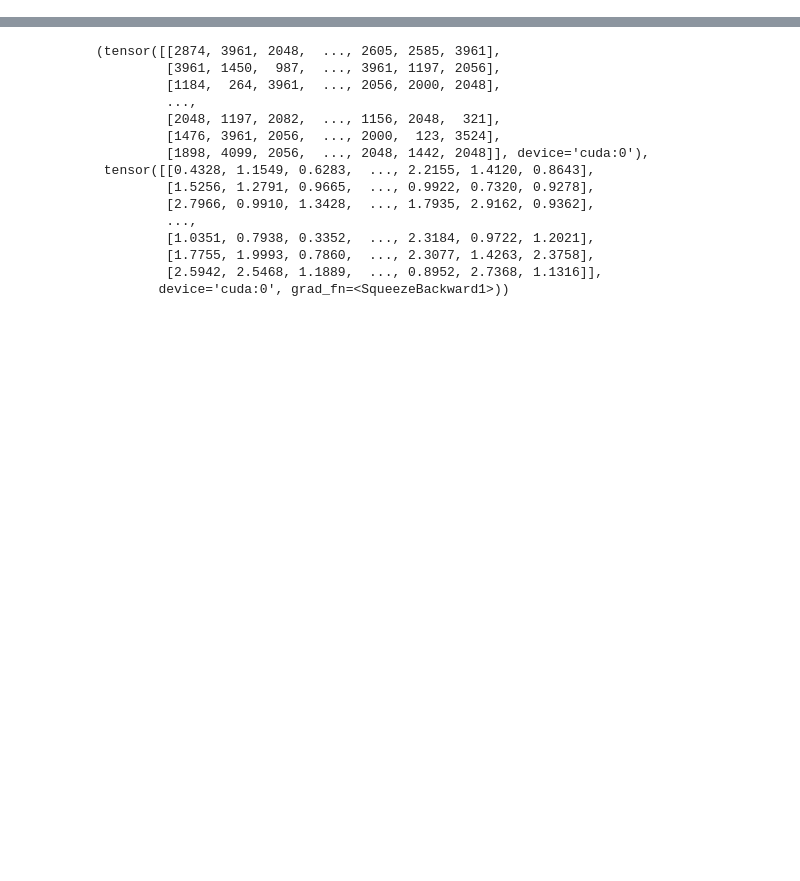
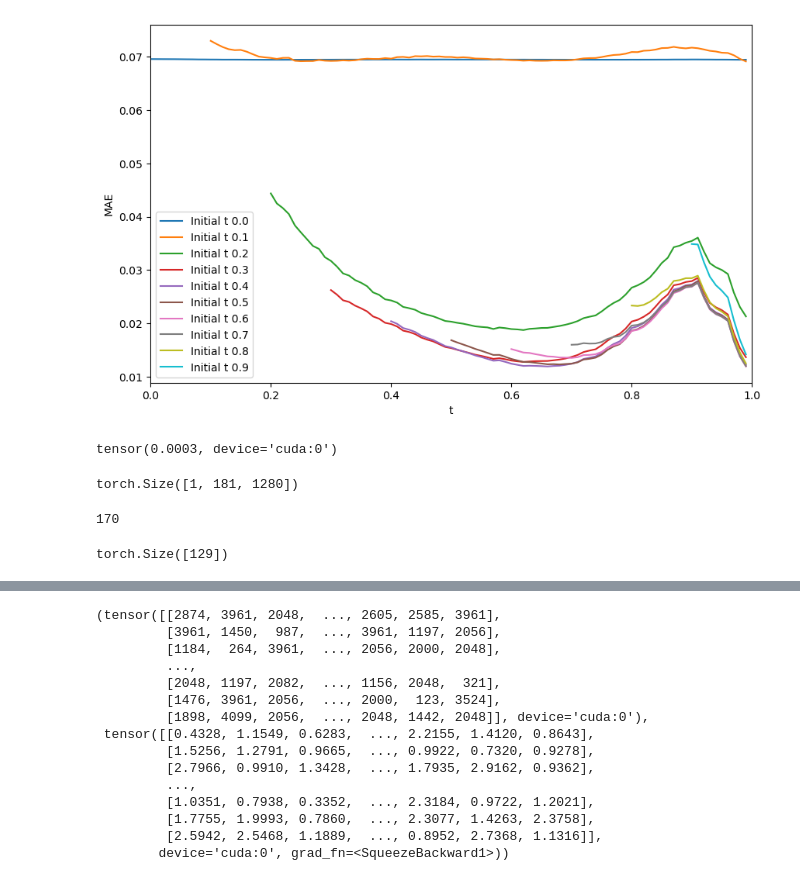
Before and after one commit to John-D-Boom/struct_diff, a Jupyter notebook: notebooks/testing_reverse_process.ipynb, the cells around one changed output, grey strips where cells are left out. Saved outputs shown, nothing was run; the diff lists cells and outputs as text; code cells hidden in the pictures; blank space fills up the shorter version.

```diff
--- a/notebooks/testing_reverse_process.ipynb
+++ b/notebooks/testing_reverse_process.ipynb
@@ -144,7 +173,66 @@ tensor([3657, 3814, 1858, 2048, 1450, 2048,  137, 3657, 3961, 2074, 1957,  824,
+# %%
+x_orig = 0.001* torch.randn(batch.shape, device = device)
+# %%
+num_steps = 100
+t_step_orig_arr = np.arange(0, 100, 10)
+
+mse_log = {}
+x_log = {}
+for t_step_orig in t_step_orig_arr:
+    t_step = t_step_orig
+    x = t_step/num_steps*batch + (1-t_step/num_steps)*x_orig
+    mse_arr = []
+    with torch.no_grad():
+        while t_step < num_steps:
+            t = t_step/num_steps
+            v = model(x, t)
+            x += 1/num_steps * v
+            t_step += 1
+
+            mse = (((batch-x_orig) - v) ** 2).mean()
+            mse_arr.append(mse.detach().cpu().item())
+            # print(mse)
+            # break
+        x_arr = np.arange(t_step_orig, num_steps, 1)
+        mse_log[t_step_orig] = mse_arr
+        x_log[t_step_orig] = x_arr
+        struct_tokens, distances, second_distances = convert_continuous_to_discrete_token(v)
+        prot_chain = decode(struct_tokens)
+
+        prot_chain.to_pdb(f"8d7b_expt_4/{t_step_orig}.pdb")
+# %%
+import matplotlib.pyplot as plt
+
+plt.figure(figsize=(10, 6))
+
+for key, mse_values in mse_log.items():
+    plt.plot(x_log[key]/100, np.sqrt(mse_values), label=f'Initial t {key/100}')
+
+plt.xlabel('t')
+plt.xlim(0,1)
+plt.ylabel('MAE')
+plt.legend()
+plt.show()
+# %% [output]
+[figure, added]
+# %%
+mse
+# %% [output]
+tensor(0.0003, device='cuda:0')
+# %%
+batch.shape
+# %% [output]
+torch.Size([1, 181, 1280])
+# %%
+len(set(struct_tokens.flatten().cpu().numpy().tolist()))
+# %% [output]
+170
 # %%
-struct_tokens, distances, second_distances = convert_continuous_to_discrete_token(x)
-first_protein_chain = decode(struct_tokens[2])
+struct_tokens, distances, second_distances = convert_continuous_to_discrete_token(batch)
+first_protein_chain = decode(struct_tokens)
 
 # print(torch.mean(distances))
 
-first_protein_chain.to_pdb("third_protein.pdb")
+first_protein_chain.to_pdb("orig.pdb")
+# %% [output]
+torch.Size([129])
```
Also changed, not shown: parts of 16 cells of this notebook, 7 other files.
